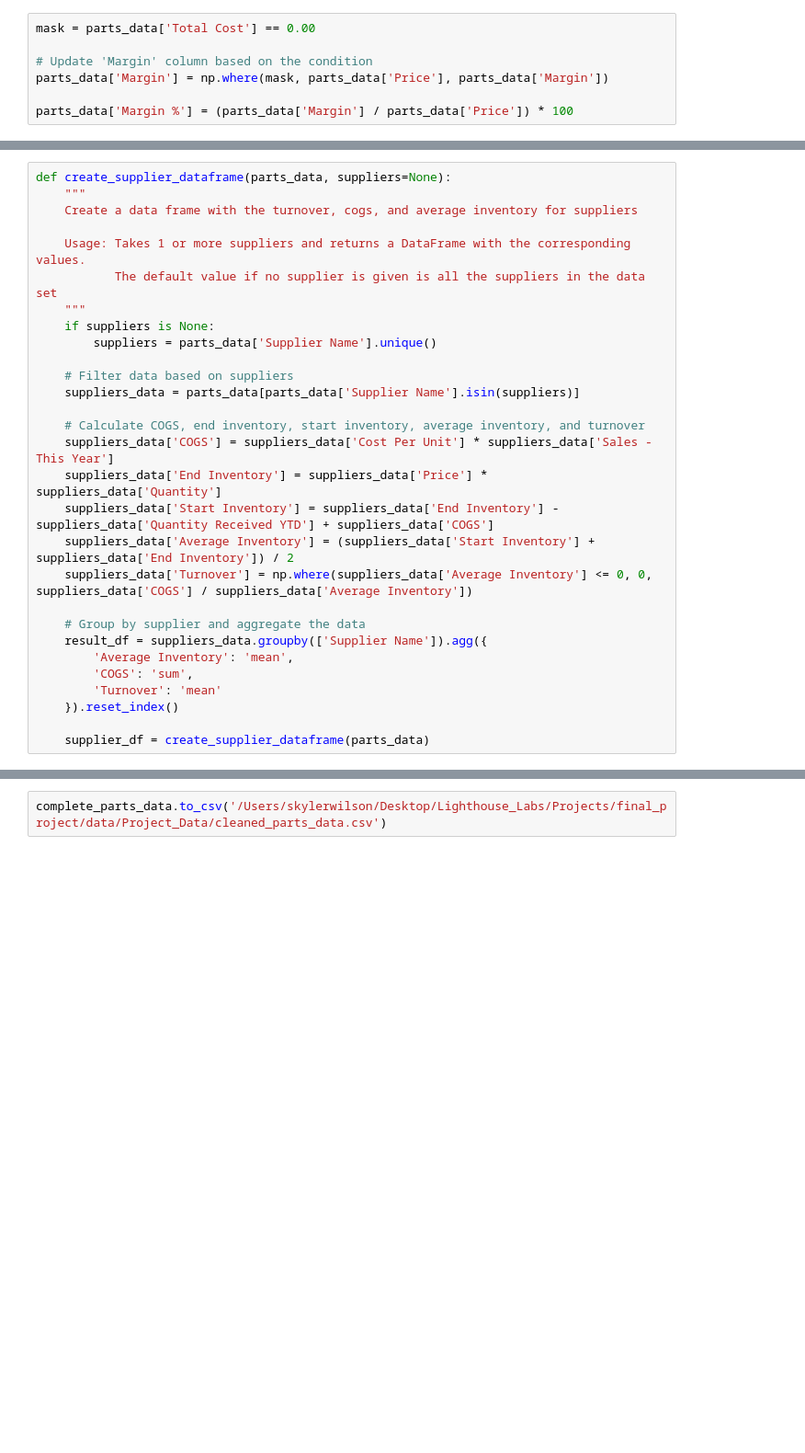
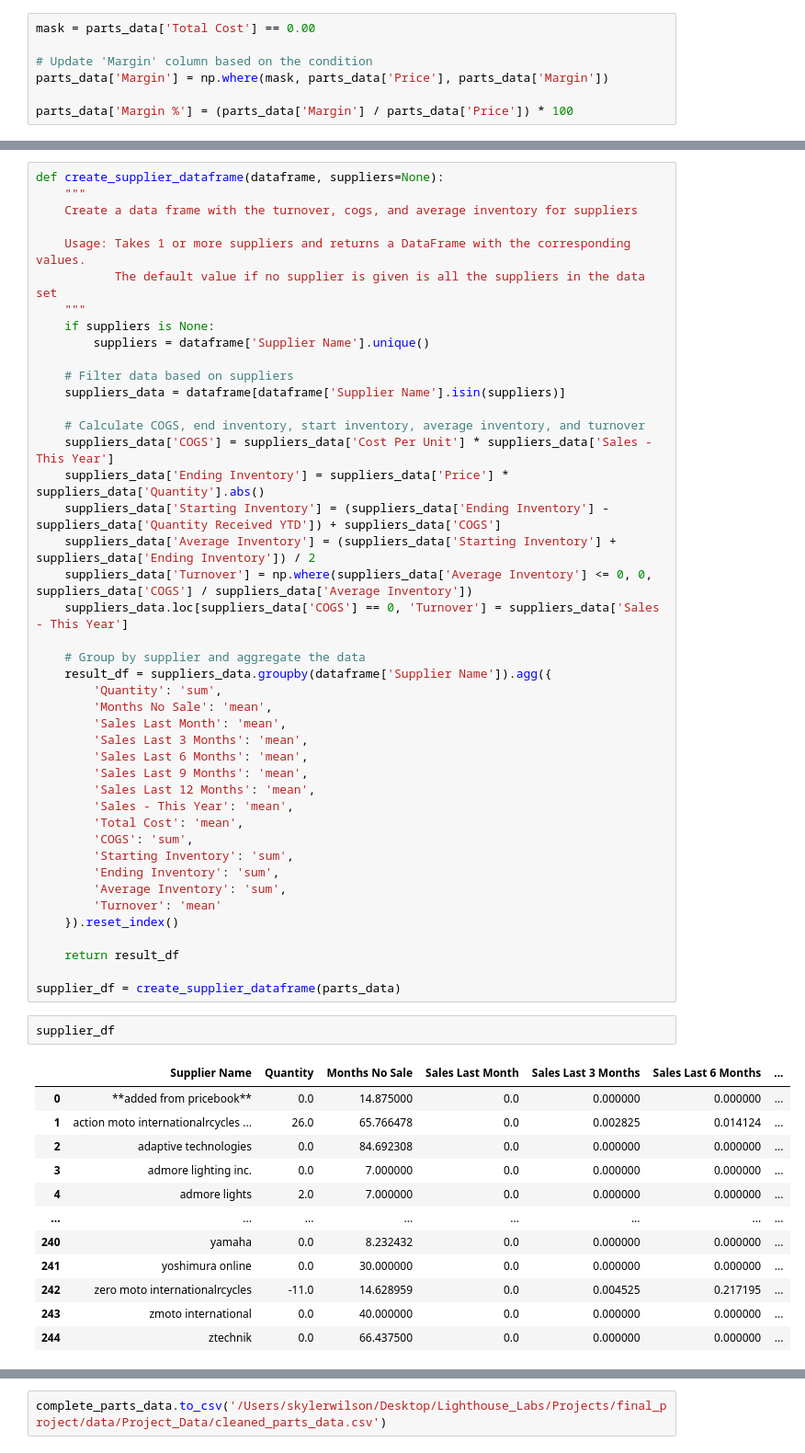
Before and after one commit to skyler22wilson/final_project, a Jupyter notebook: notebooks/data_cleaning.ipynb, the cells around one changed output, grey strips where cells are left out. Shown at 92% size. Drawn from its saved outputs; the diff is of its cells as text; blank space fills up the shorter version.

```diff
--- a/notebooks/data_cleaning.ipynb
+++ b/notebooks/data_cleaning.ipynb
@@ -606,5 +264,5 @@ table
 # %%
-def create_supplier_dataframe(parts_data, suppliers=None):
+def create_supplier_dataframe(dataframe, suppliers=None):
     """
     Create a data frame with the turnover, cogs, and average inventory for suppliers
 
@@ -612,23 +270,52 @@ def create_supplier_dataframe(parts_data, suppliers=None):
            The default value if no supplier is given is all the suppliers in the data set
     """
     if suppliers is None:
-        suppliers = parts_data['Supplier Name'].unique()
+        suppliers = dataframe['Supplier Name'].unique()
 
     # Filter data based on suppliers
-    suppliers_data = parts_data[parts_data['Supplier Name'].isin(suppliers)]
+    suppliers_data = dataframe[dataframe['Supplier Name'].isin(suppliers)]
 
     # Calculate COGS, end inventory, start inventory, average inventory, and turnover
     suppliers_data['COGS'] = suppliers_data['Cost Per Unit'] * suppliers_data['Sales - This Year']
-    suppliers_data['End Inventory'] = suppliers_data['Price'] * suppliers_data['Quantity']
-    suppliers_data['Start Inventory'] = suppliers_data['End Inventory'] - suppliers_data['Quantity Received YTD'] + suppliers_data['COGS']
-    suppliers_data['Average Inventory'] = (suppliers_data['Start Inventory'] + suppliers_data['End Inventory']) / 2
+    suppliers_data['Ending Inventory'] = suppliers_data['Price'] * suppliers_data['Quantity'].abs()
+    suppliers_data['Starting Inventory'] = (suppliers_data['Ending Inventory'] - suppliers_data['Quantity Received YTD']) + suppliers_data['COGS']
+    suppliers_data['Average Inventory'] = (suppliers_data['Starting Inventory'] + suppliers_data['Ending Inventory']) / 2
     suppliers_data['Turnover'] = np.where(suppliers_data['Average Inventory'] <= 0, 0, suppliers_data['COGS'] / suppliers_data['Average Inventory'])
+    suppliers_data.loc[suppliers_data['COGS'] == 0, 'Turnover'] = suppliers_data['Sales - This Year']
 
     # Group by supplier and aggregate the data
-    result_df = suppliers_data.groupby(['Supplier Name']).agg({
-        'Average Inventory': 'mean',
+    result_df = suppliers_data.groupby(dataframe['Supplier Name']).agg({
+        'Quantity': 'sum',
+        'Months No Sale': 'mean',
+        'Sales Last Month': 'mean',
+        'Sales Last 3 Months': 'mean',
+        'Sales Last 6 Months': 'mean',
+        'Sales Last 9 Months': 'mean',
+        'Sales Last 12 Months': 'mean',
+        'Sales - This Year': 'mean',
+        'Total Cost': 'mean',
         'COGS': 'sum',
+        'Starting Inventory': 'sum',
+        'Ending Inventory': 'sum',
+        'Average Inventory': 'sum',
         'Turnover': 'mean'
     }).reset_index()
 
-    supplier_df = create_supplier_dataframe(parts_data)
+    return result_df
+
+supplier_df = create_supplier_dataframe(parts_data)
+# %%
+supplier_df
+# %% [output]
+|  | Supplier Name | Quantity | Months No Sale | Sales Last Month | Sales Last 3 Months | Sales Last 6 Months | ... |
+| 0 | **added from pricebook** | 0.0 | 14.875000 | 0.0 | 0.000000 | 0.000000 | ... |
+| 1 | action moto internationalrcycles ... | 26.0 | 65.766478 | 0.0 | 0.002825 | 0.014124 | ... |
+| 2 | adaptive technologies | 0.0 | 84.692308 | 0.0 | 0.000000 | 0.000000 | ... |
+| 3 | admore lighting inc. | 0.0 | 7.000000 | 0.0 | 0.000000 | 0.000000 | ... |
+| 4 | admore lights | 2.0 | 7.000000 | 0.0 | 0.000000 | 0.000000 | ... |
+| ... | ... | ... | ... | ... | ... | ... | ... |
+| 240 | yamaha | 0.0 | 8.232432 | 0.0 | 0.000000 | 0.000000 | ... |
+| 241 | yoshimura online | 0.0 | 30.000000 | 0.0 | 0.000000 | 0.000000 | ... |
+| 242 | zero moto internationalrcycles | -11.0 | 14.628959 | 0.0 | 0.004525 | 0.217195 | ... |
+| 243 | zmoto international | 0.0 | 40.000000 | 0.0 | 0.000000 | 0.000000 | ... |
+| 244 | ztechnik | 0.0 | 66.437500 | 0.0 | 0.000000 | 0.000000 | ... |
```
Also changed, not shown: parts of 39 cells of this notebook, 14 other files.
